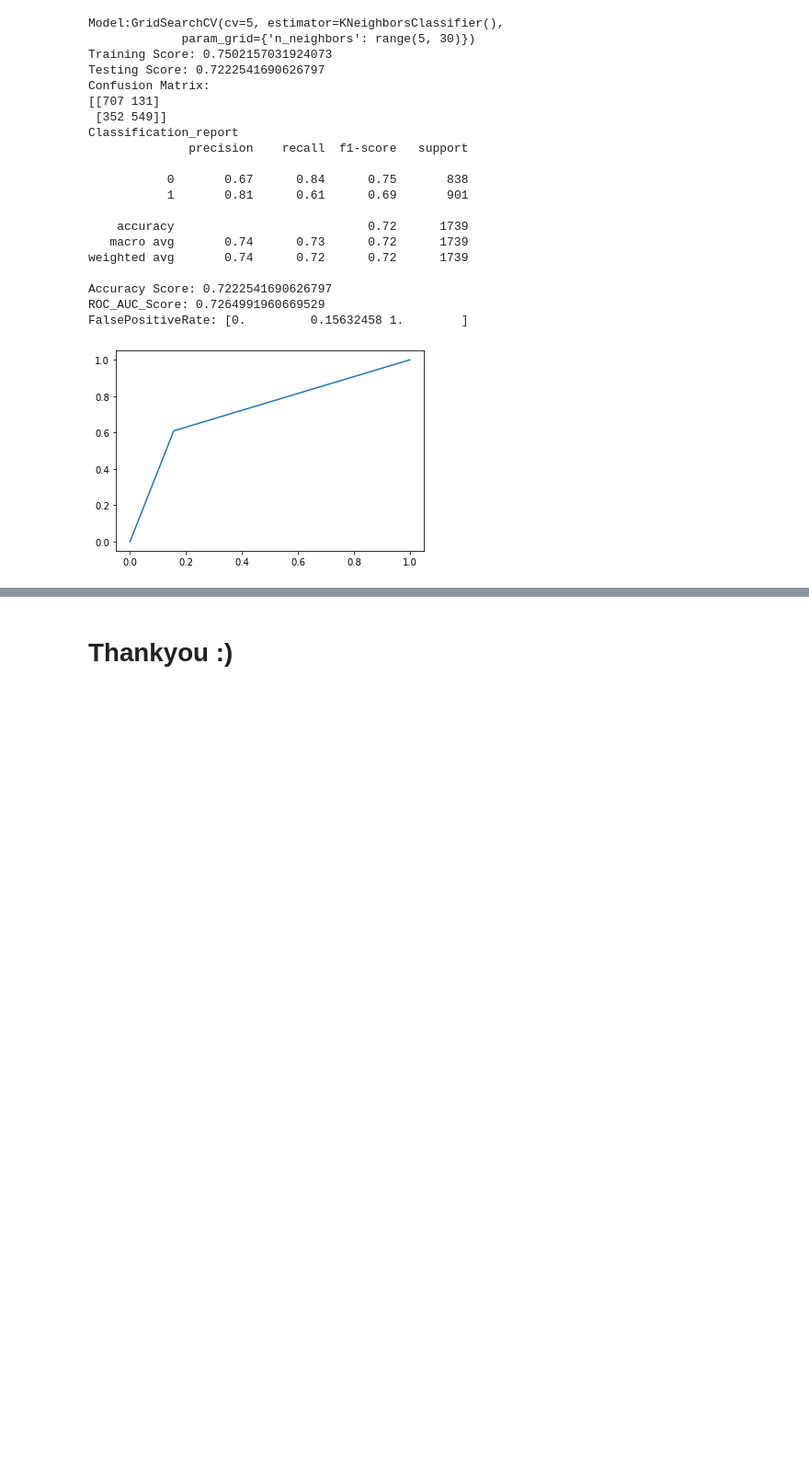
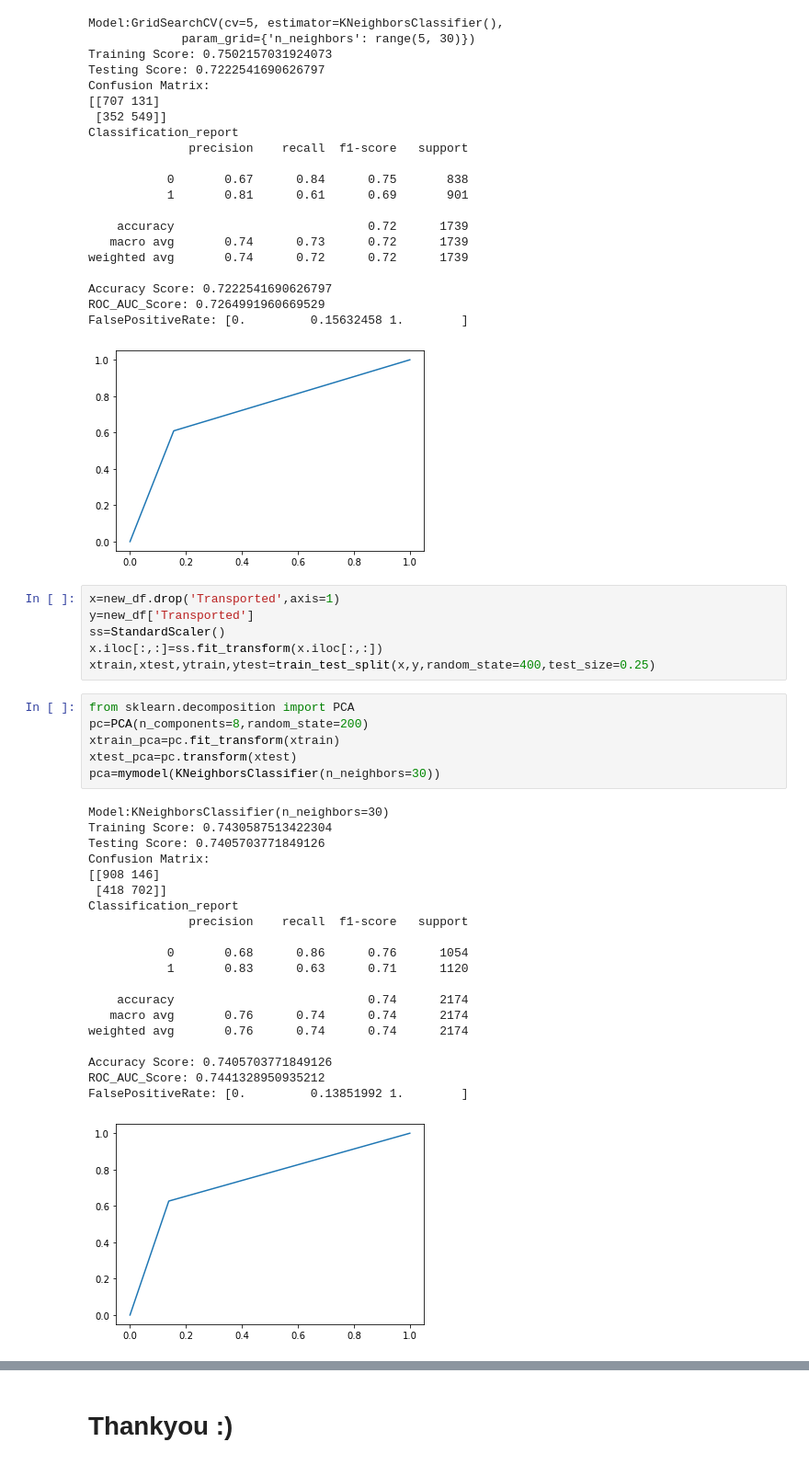
Before and after one commit to Sundarikonar/AWP--Project, a Jupyter notebook: spaceship-titanic.ipynb, the cells around one changed output, grey strips where cells are left out. Shown: that part at 92% size. Cells and saved outputs as stored; diff of their text form; blank space fills up the shorter version.

```diff
--- a/spaceship-titanic.ipynb
+++ b/spaceship-titanic.ipynb
@@ -626,3 +626,36 @@ Accuracy Score: 0.7222541690626797
 ROC_AUC_Score: 0.7264991960669529
 FalsePositiveRate: [0.         0.15632458 1.        ]
 [figure]
+# %%
+x=new_df.drop('Transported',axis=1)
+y=new_df['Transported']
+ss=StandardScaler()
+x.iloc[:,:]=ss.fit_transform(x.iloc[:,:])
+xtrain,xtest,ytrain,ytest=train_test_split(x,y,random_state=400,test_size=0.25)
+# %%
+from sklearn.decomposition import PCA
+pc=PCA(n_components=8,random_state=200)
+xtrain_pca=pc.fit_transform(xtrain)
+xtest_pca=pc.transform(xtest)
+pca=mymodel(KNeighborsClassifier(n_neighbors=30))
+# %% [output]
+Model:KNeighborsClassifier(n_neighbors=30)
+Training Score: 0.7430587513422304
+Testing Score: 0.7405703771849126
+Confusion Matrix:
+[[908 146]
+ [418 702]]
+Classification_report
+              precision    recall  f1-score   support
+
+           0       0.68      0.86      0.76      1054
+           1       0.83      0.63      0.71      1120
+
+    accuracy                           0.74      2174
+   macro avg       0.76      0.74      0.74      2174
+weighted avg       0.76      0.74      0.74      2174
+
+Accuracy Score: 0.7405703771849126
+ROC_AUC_Score: 0.7441328950935212
+FalsePositiveRate: [0.         0.13851992 1.        ]
+[figure, added]
```
Also changed, not shown: parts of 5 cells of this notebook.
